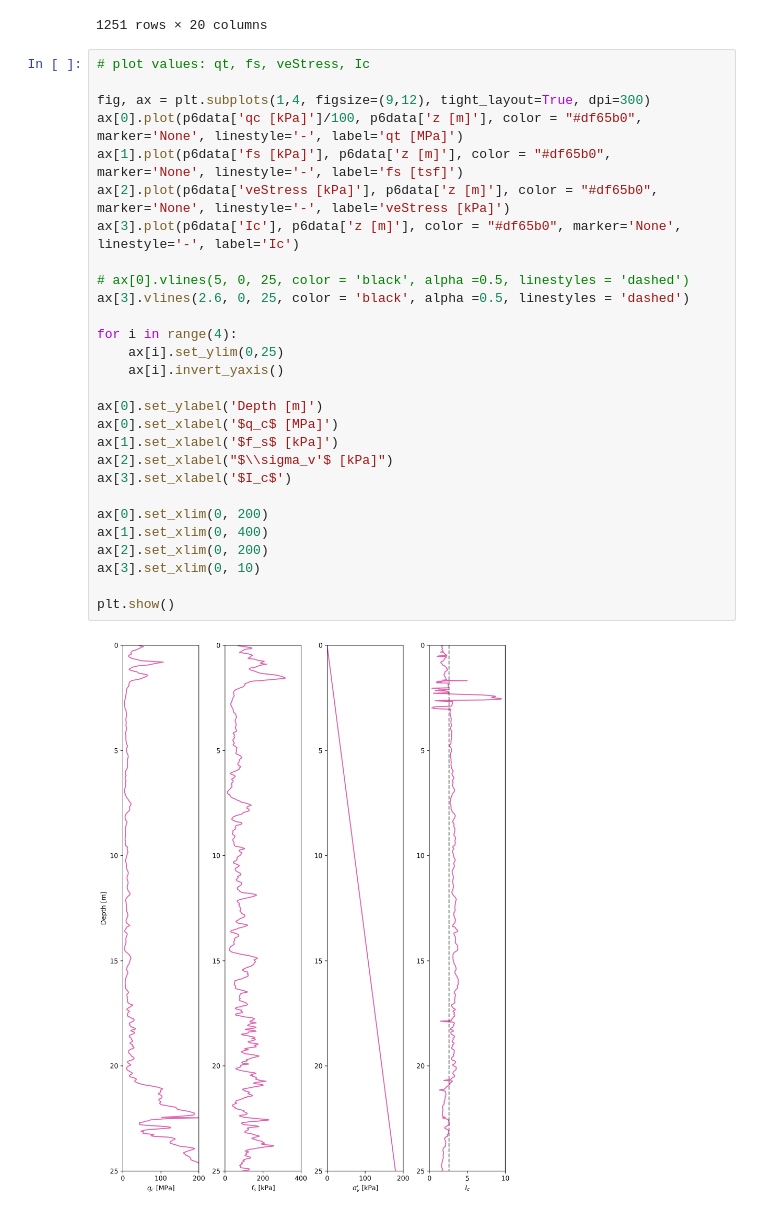
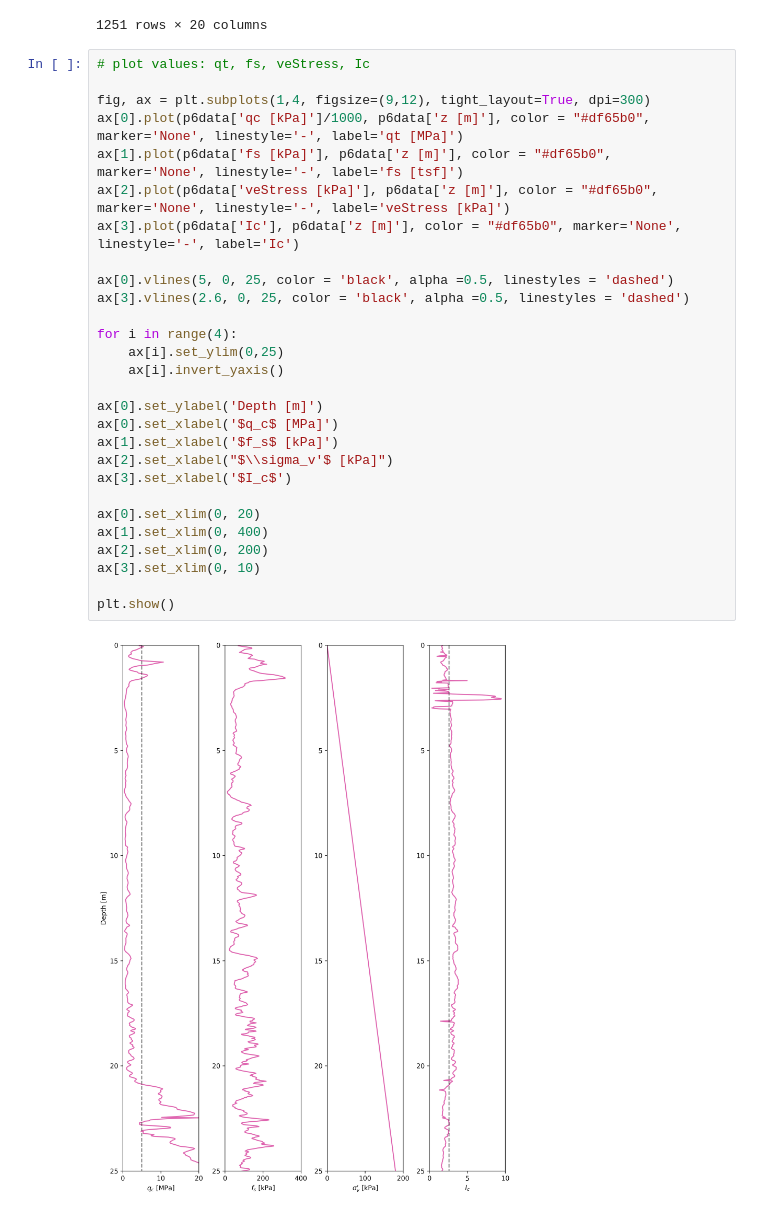
Before and after one commit to bKeungAuyeung/CE444-HW3, a Jupyter notebook: bAuyeung_HW3-code_CE444.ipynb, the cells around one changed output. Cells and saved outputs as stored; diff of their text form.

```diff
--- a/bAuyeung_HW3-code_CE444.ipynb
+++ b/bAuyeung_HW3-code_CE444.ipynb
@@ -312,30 +312,30 @@ p6data
 # %%
 # plot values: qt, fs, veStress, Ic
 
 fig, ax = plt.subplots(1,4, figsize=(9,12), tight_layout=True, dpi=300)
-ax[0].plot(p6data['qc [kPa]']/100, p6data['z [m]'], color = "#df65b0", marker='None', linestyle='-', label='qt [MPa]')
+ax[0].plot(p6data['qc [kPa]']/1000, p6data['z [m]'], color = "#df65b0", marker='None', linestyle='-', label='qt [MPa]')
 ax[1].plot(p6data['fs [kPa]'], p6data['z [m]'], color = "#df65b0", marker='None', linestyle='-', label='fs [tsf]')
 ax[2].plot(p6data['veStress [kPa]'], p6data['z [m]'], color = "#df65b0", marker='None', linestyle='-', label='veStress [kPa]')
 ax[3].plot(p6data['Ic'], p6data['z [m]'], color = "#df65b0", marker='None', linestyle='-', label='Ic')
 
-# ax[0].vlines(5, 0, 25, color = 'black', alpha =0.5, linestyles = 'dashed')
+ax[0].vlines(5, 0, 25, color = 'black', alpha =0.5, linestyles = 'dashed')
 ax[3].vlines(2.6, 0, 25, color = 'black', alpha =0.5, linestyles = 'dashed')
 
 for i in range(4):
     ax[i].set_ylim(0,25)
     ax[i].invert_yaxis()
 
 ax[0].set_ylabel('Depth [m]')
 ax[0].set_xlabel('$q_c$ [MPa]')
 ax[1].set_xlabel('$f_s$ [kPa]')
 ax[2].set_xlabel("$\\sigma_v'$ [kPa]")
 ax[3].set_xlabel('$I_c$')
 
-ax[0].set_xlim(0, 200)
+ax[0].set_xlim(0, 20)
 ax[1].set_xlim(0, 400)
 ax[2].set_xlim(0, 200)
 ax[3].set_xlim(0, 10)
 
 plt.show()
 # %% [output]
-[figure, old version]
+[figure, new version]
```
Also changed, not shown: parts of 2 cells of this notebook.
